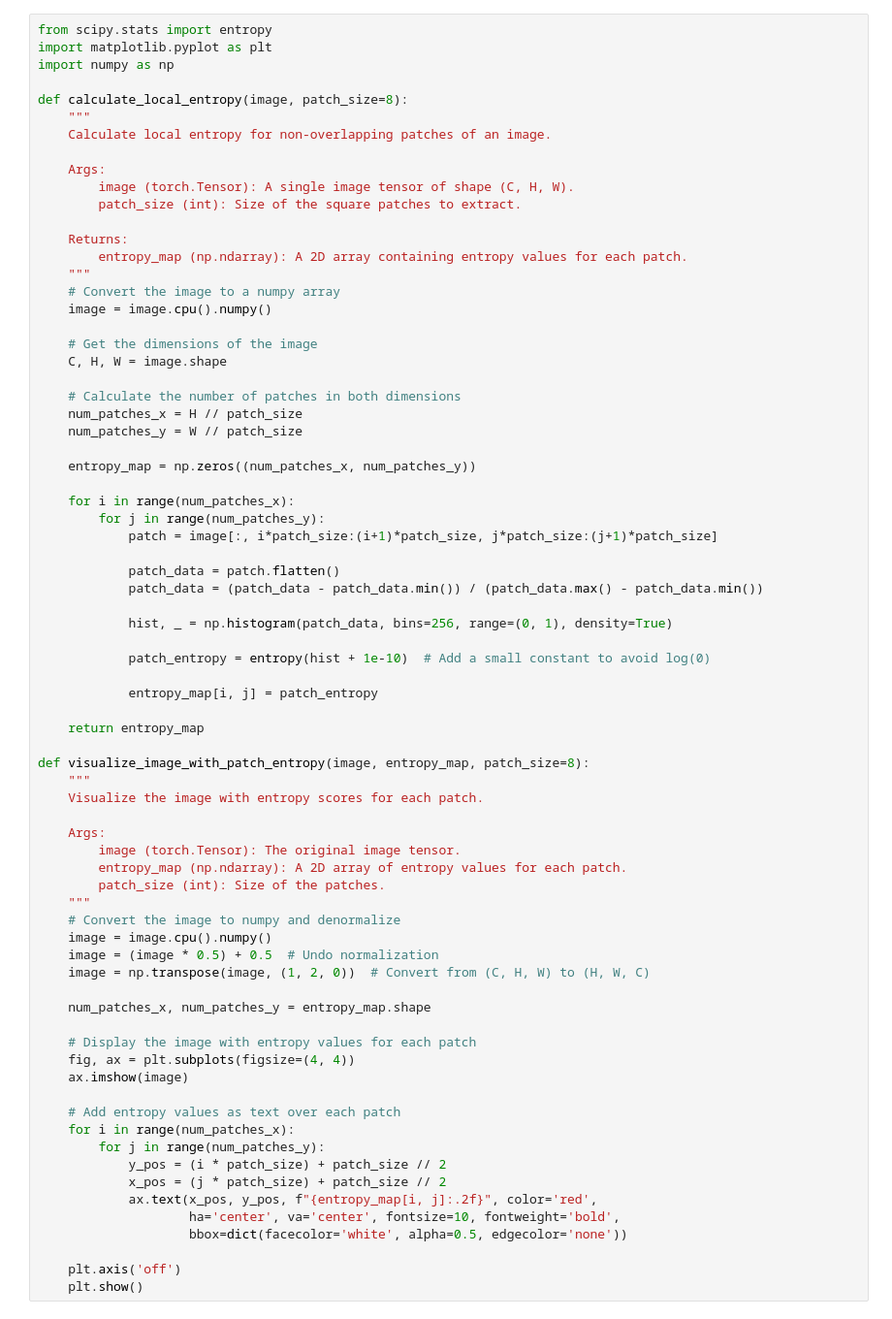
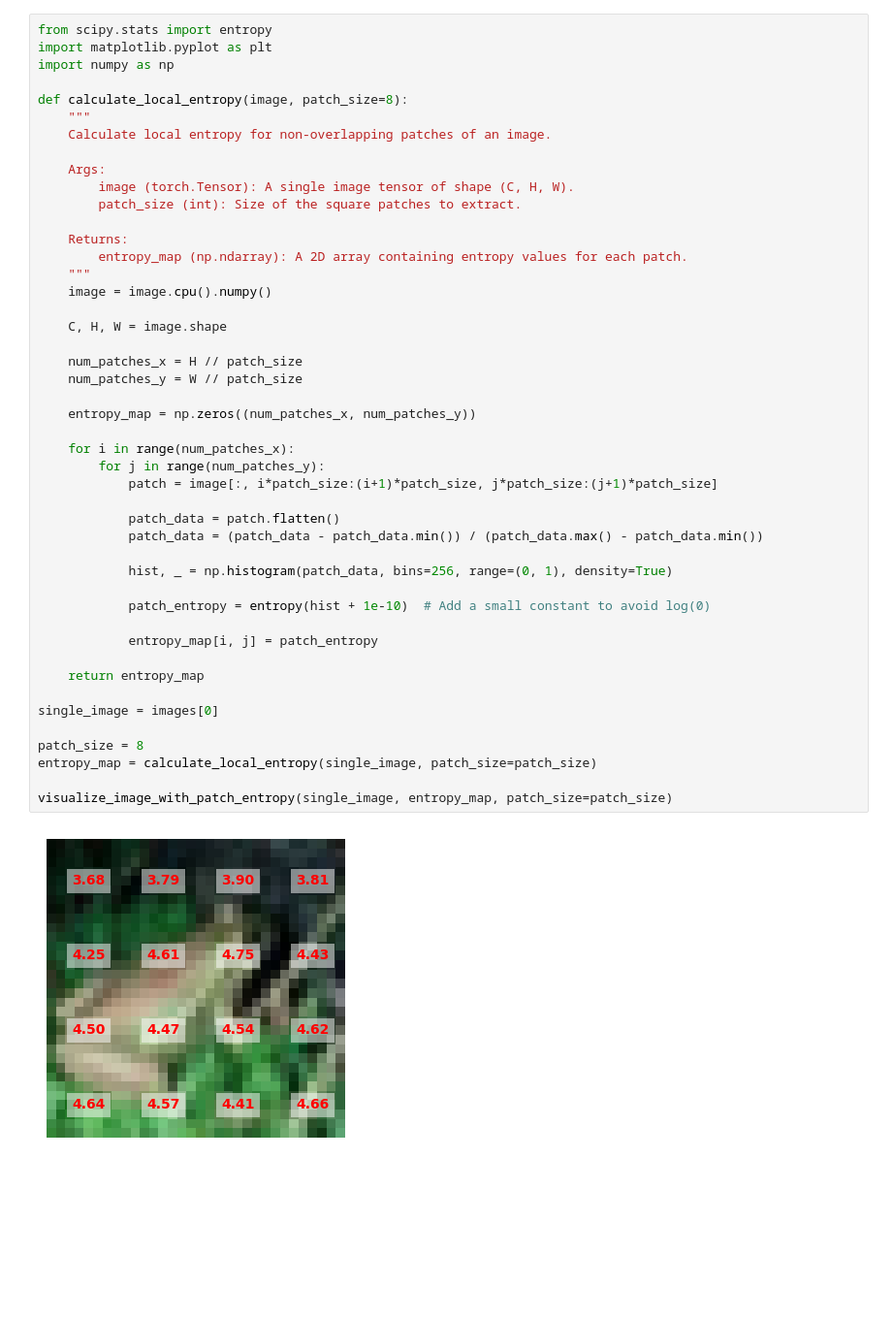
Before and after one commit to mashathepotato/noise-efficient-diffusion-model, a Jupyter notebook: notebooks/noising.ipynb, the cells around one changed output. Shown: that part at 97% size. Drawn from its saved outputs; the diff is of its cells as text; blank space fills up the shorter version.

```diff
--- a/notebooks/noising.ipynb
+++ b/notebooks/noising.ipynb
@@ -62,62 +61,36 @@ def calculate_local_entropy(image, patch_size=8):
 
     Returns:
         entropy_map (np.ndarray): A 2D array containing entropy values for each patch.
     """
-    # Convert the image to a numpy array
     image = image.cpu().numpy()
 
-    # Get the dimensions of the image
     C, H, W = image.shape
 
-    # Calculate the number of patches in both dimensions
     num_patches_x = H // patch_size
     num_patches_y = W // patch_size
 
     entropy_map = np.zeros((num_patches_x, num_patches_y))
 
     for i in range(num_patches_x):
         for j in range(num_patches_y):
             patch = image[:, i*patch_size:(i+1)*patch_size, j*patch_size:(j+1)*patch_size]
 
             patch_data = patch.flatten()
             patch_data = (patch_data - patch_data.min()) / (patch_data.max() - patch_data.min())
 
             hist, _ = np.histogram(patch_data, bins=256, range=(0, 1), density=True)
 
             patch_entropy = entropy(hist + 1e-10)  # Add a small constant to avoid log(0)
 
             entropy_map[i, j] = patch_entropy
 
     return entropy_map
 
-def visualize_image_with_patch_entropy(image, entropy_map, patch_size=8):
-    """
-    Visualize the image with entropy scores for each patch.
+single_image = images[0]
 
-    Args:
-        image (torch.Tensor): The original image tensor.
-        entropy_map (np.ndarray): A 2D array of entropy values for each patch.
-        patch_size (int): Size of the patches.
-    """
-    # Convert the image to numpy and denormalize
-    image = image.cpu().numpy()
-    image = (image * 0.5) + 0.5  # Undo normalization
-    image = np.transpose(image, (1, 2, 0))  # Convert from (C, H, W) to (H, W, C)
+patch_size = 8
+entropy_map = calculate_local_entropy(single_image, patch_size=patch_size)
 
-    num_patches_x, num_patches_y = entropy_map.shape
-
-    # Display the image with entropy values for each patch
-    fig, ax = plt.subplots(figsize=(4, 4))
-    ax.imshow(image)
-
-    # Add entropy values as text over each patch
-    for i in range(num_patches_x):
-        for j in range(num_patches_y):
-            y_pos = (i * patch_size) + patch_size // 2
-            x_pos = (j * patch_size) + patch_size // 2
-            ax.text(x_pos, y_pos, f"{entropy_map[i, j]:.2f}", color='red',
-                    ha='center', va='center', fontsize=10, fontweight='bold',
-                    bbox=dict(facecolor='white', alpha=0.5, edgecolor='none'))
-
-    plt.axis('off')
-    plt.show()
+visualize_image_with_patch_entropy(single_image, entropy_map, patch_size=patch_size)
+# %% [output]
+[figure, added]
```
Also changed, not shown: parts of 6 cells of this notebook, 1 other file.
